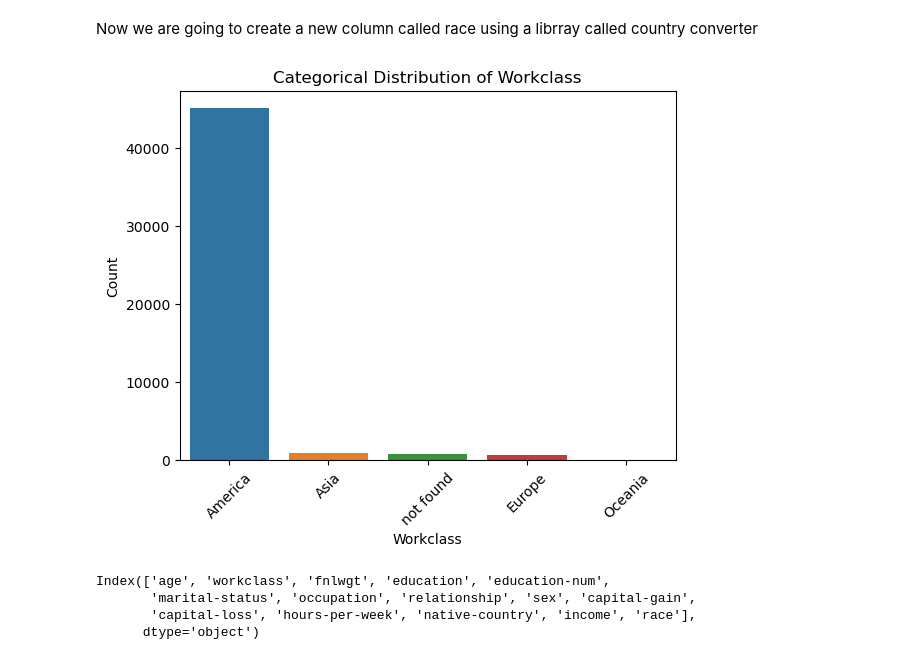
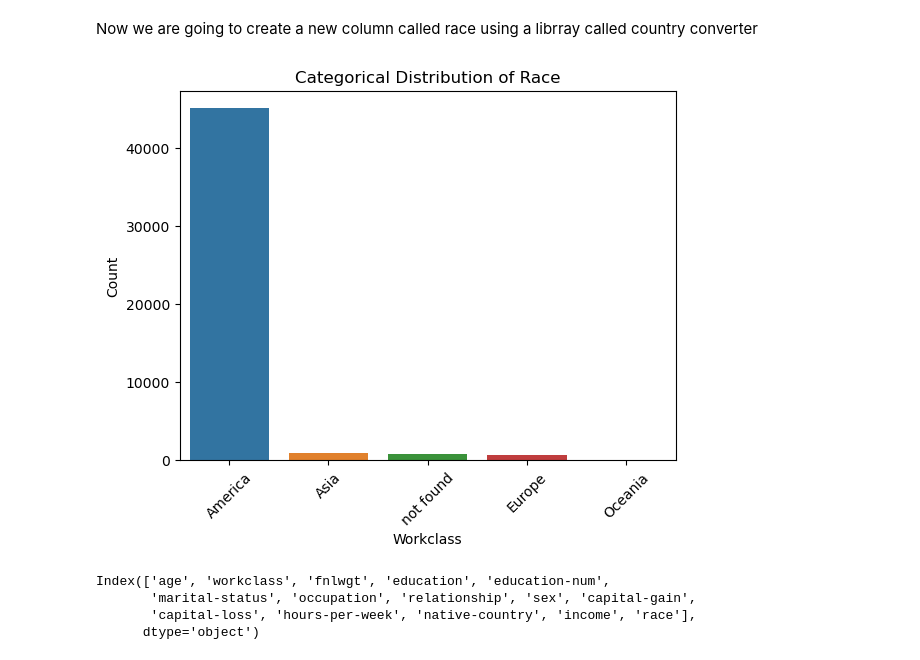
Before and after one commit to moyinajayi/Income_prediction_xgboost, a Jupyter notebook: Income_Predictions/Incomepredictins.ipynb, the cells around one changed output. Saved outputs shown, nothing was run; the diff lists cells and outputs as text; code cells hidden in the pictures.

```diff
--- a/Income_Predictions/Incomepredictins.ipynb
+++ b/Income_Predictions/Incomepredictins.ipynb
@@ -91,8 +98,9 @@ df.head()
 | 2 | 38 | Private | 215646 | HS-grad | 9 | Divorced | Handlers-cleaners | Not-in-family | ... |
 | 3 | 53 | Private | 234721 | 11th | 7 | Married-civ-spouse | Handlers-cleaners | Husband | ... |
 | 4 | 28 | Private | 338409 | Bachelors | 13 | Married-civ-spouse | Prof-specialty | Wife | ... |
-# %%
-df2 = df.copy()
+# %%
+#df2 = df.copy()
+df=df2.copy()
 # %%
 null_counts = df.isnull().sum()
 print (null_counts)
@@ -281,5 +260,5 @@ plt.show()
 # %%
-df.drop(columns=['race'], inplace=True)
+#df.drop(columns=['race'], inplace=True)
 # %%
 import country_converter as coco
 
@@ -312,13 +291,13 @@ Hong not found in regex
 Now we are going to create a new column called race using a librray called country converter
 # %%
 sns.countplot(x=df['race'], data=df)
-plt.title('Categorical Distribution of Workclass')
+plt.title('Categorical Distribution of Race')
 plt.xlabel('Workclass')
 plt.ylabel('Count')
 plt.xticks(rotation=45)  # Rotate x-axis labels for better visibility if needed
 plt.show()
 # %% [output]
-[figure, old version]
+[figure, new version]
 # %%
 df.columns
 # %% [output]
```
Also changed, not shown: parts of 36 cells of this notebook.
